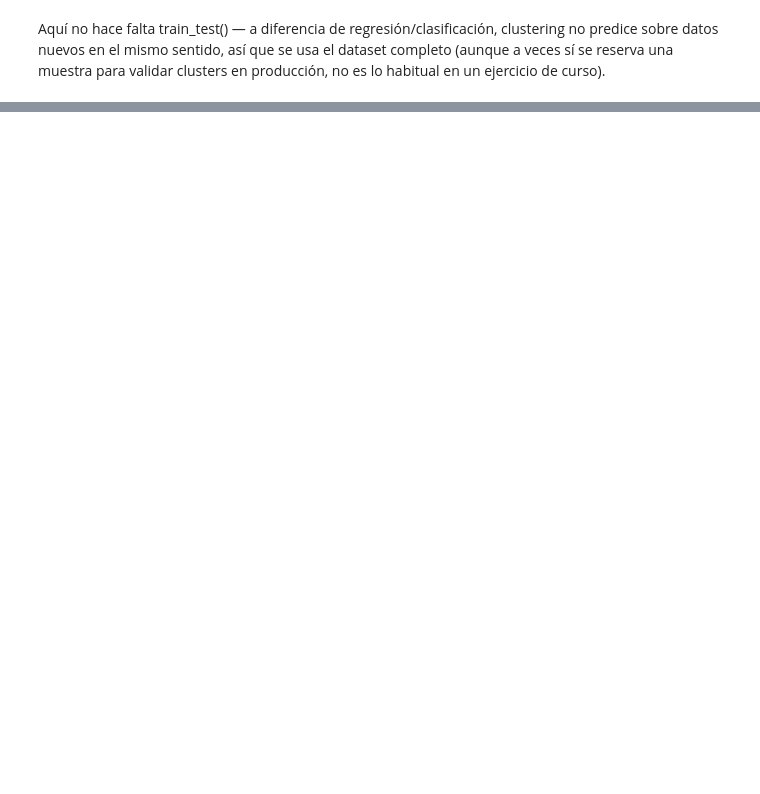
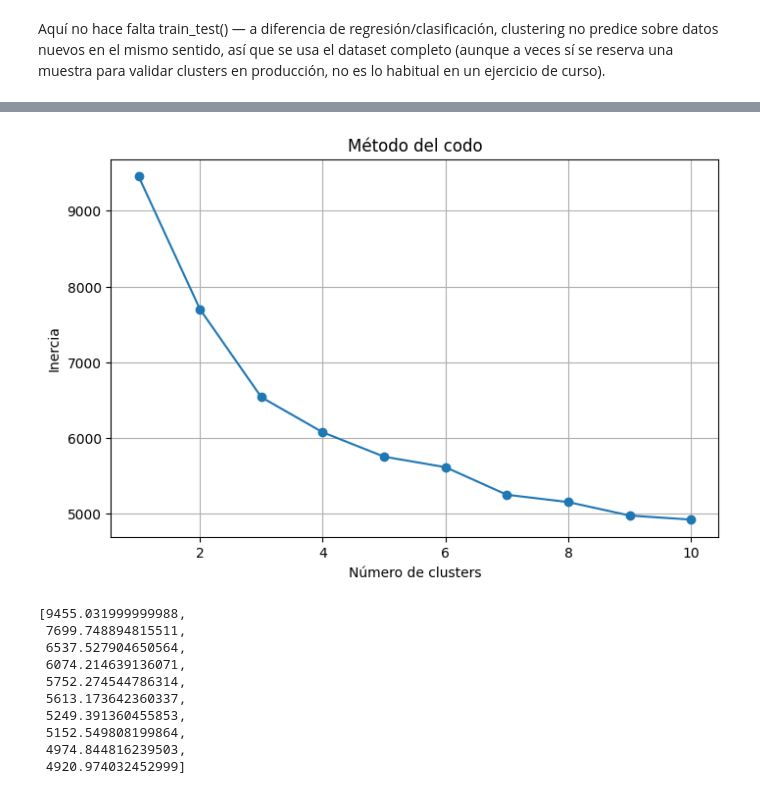
Before and after one commit to FM-Luque/5.DataProyect_Machine_Learning, a Jupyter notebook: notebooks/07_clustering.ipynb, the cells around one changed output, grey strips where cells are left out. Saved outputs shown, nothing was run; the diff lists cells and outputs as text; code cells hidden in the pictures; blank space fills up the shorter version.

```diff
--- a/notebooks/07_clustering.ipynb
+++ b/notebooks/07_clustering.ipynb
@@ -47,0 +74,14 @@ Aquí no hace falta train_test() — a diferencia de regresión/clasificación,
+# %%
+cl.metodo_codo(X_cluster, k_max=10)
+# %% [output]
+[figure, added]
+[9455.031999999988,
+ 7699.748894815511,
+ 6537.527904650564,
+ 6074.214639136071,
+ 5752.274544786314,
+ 5613.173642360337,
+ 5249.391360455853,
+ 5152.549808199864,
+ 4974.844816239503,
+ 4920.974032452999]
```
Also changed, not shown: parts of 59 cells of this notebook.
